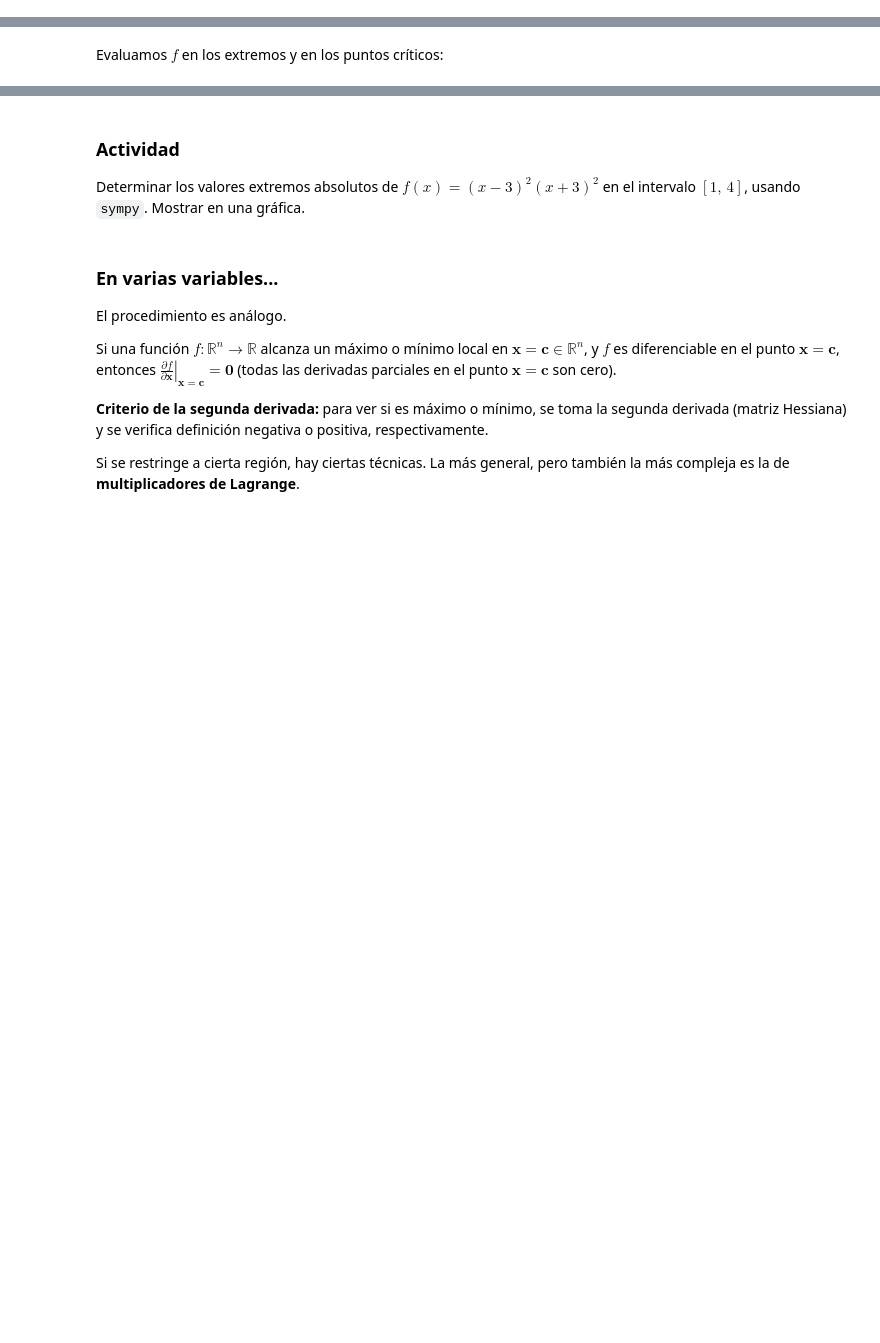
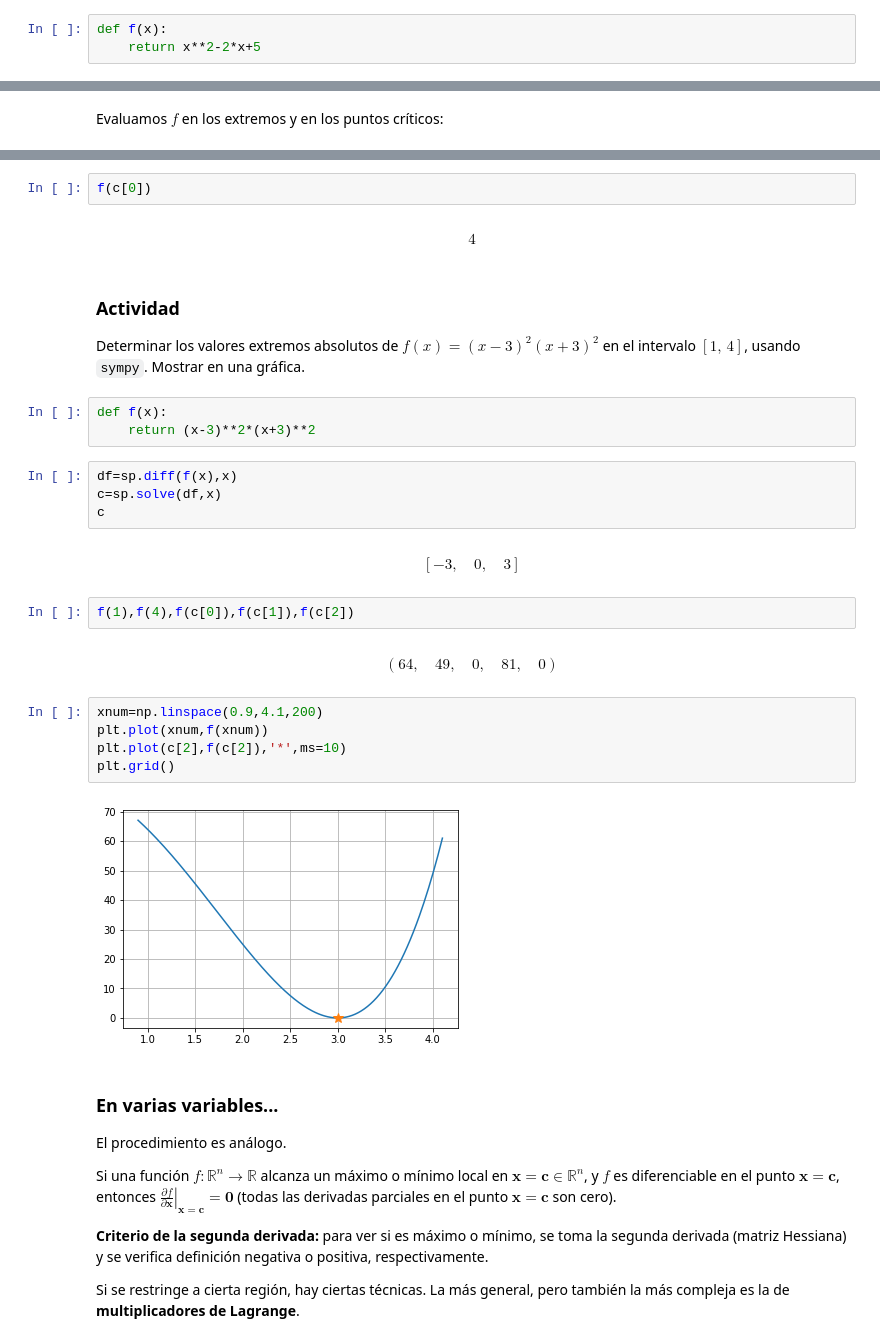
Before and after one commit to jorgegrgr/SimMat2020P, a Jupyter notebook: Optimización/Funciones escalares.ipynb, the cells around one changed output, grey strips where cells are left out. Cells and saved outputs as stored; diff of their text form; blank space fills up the shorter version.

```diff
--- a/Optimización/Funciones escalares.ipynb
+++ b/Optimización/Funciones escalares.ipynb
@@ -391,3 +410,6 @@ plt.grid()
 Determinar los extremos absolutos de $f(x)=x^2-2x+5$ en $\left[0,3\right]$.
 
 Obtenemos los puntos críticos de $f$ en $\left[0,3\right]$:
+# %%
+def f(x):
+    return x**2-2*x+5
@@ -396,6 +436,30 @@ Evaluamos $f$ en los extremos y en los puntos críticos:
+# %%
+f(c[0])
+# %% [output]
+$$4$$
 # %% [markdown]
 ### Actividad
 Determinar los valores extremos absolutos de  $f(x) = (x-3)^2(x+3)^2$ en el intervalo $[1,\,4]$, usando `sympy`. Mostrar en una gráfica.
+# %%
+def f(x):
+    return (x-3)**2*(x+3)**2
+# %%
+df=sp.diff(f(x),x)
+c=sp.solve(df,x)
+c
+# %% [output]
+$$\left [ -3, \quad 0, \quad 3\right ]$$
+# %%
+f(1),f(4),f(c[0]),f(c[1]),f(c[2])
+# %% [output]
+$$\left ( 64, \quad 49, \quad 0, \quad 81, \quad 0\right )$$
+# %%
+xnum=np.linspace(0.9,4.1,200)
+plt.plot(xnum,f(xnum))
+plt.plot(c[2],f(c[2]),'*',ms=10)
+plt.grid()
+# %% [output]
+[figure, added]
 # %% [markdown]
 ### En varias variables...
 
```
Also changed, not shown: parts of 16 cells of this notebook.
